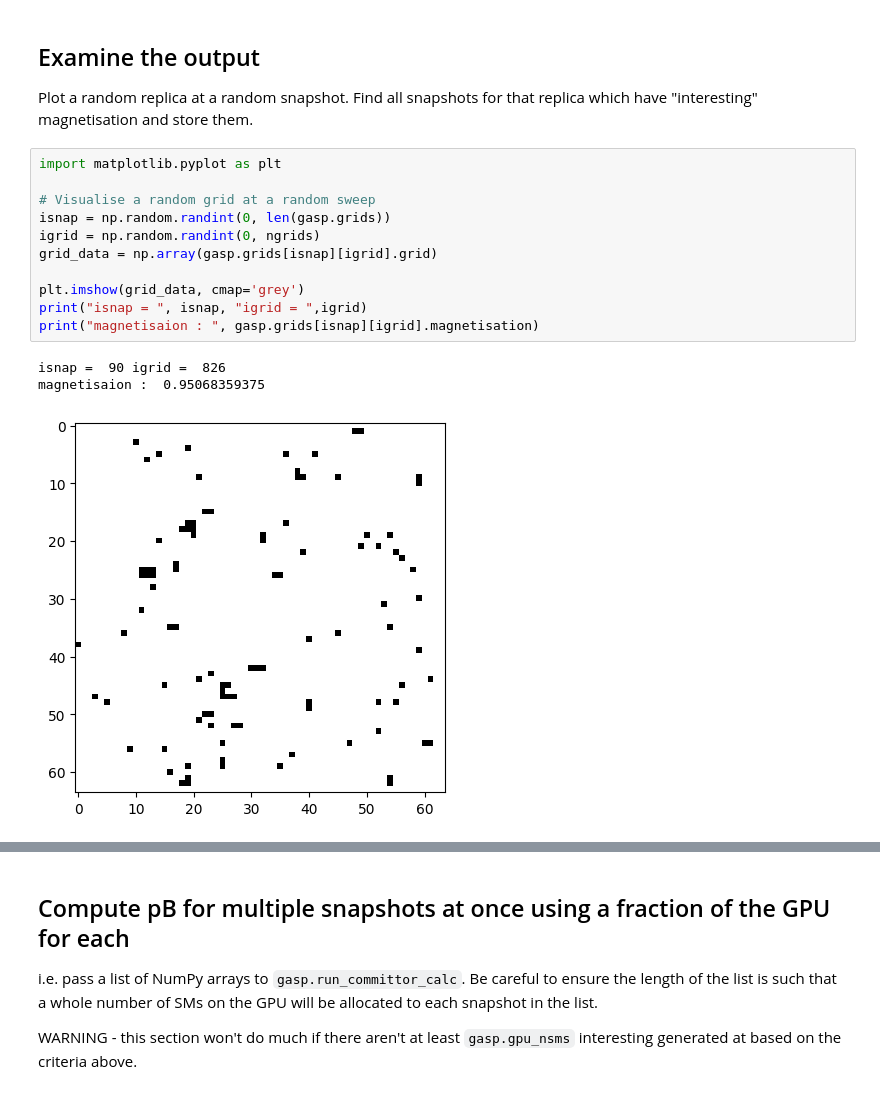
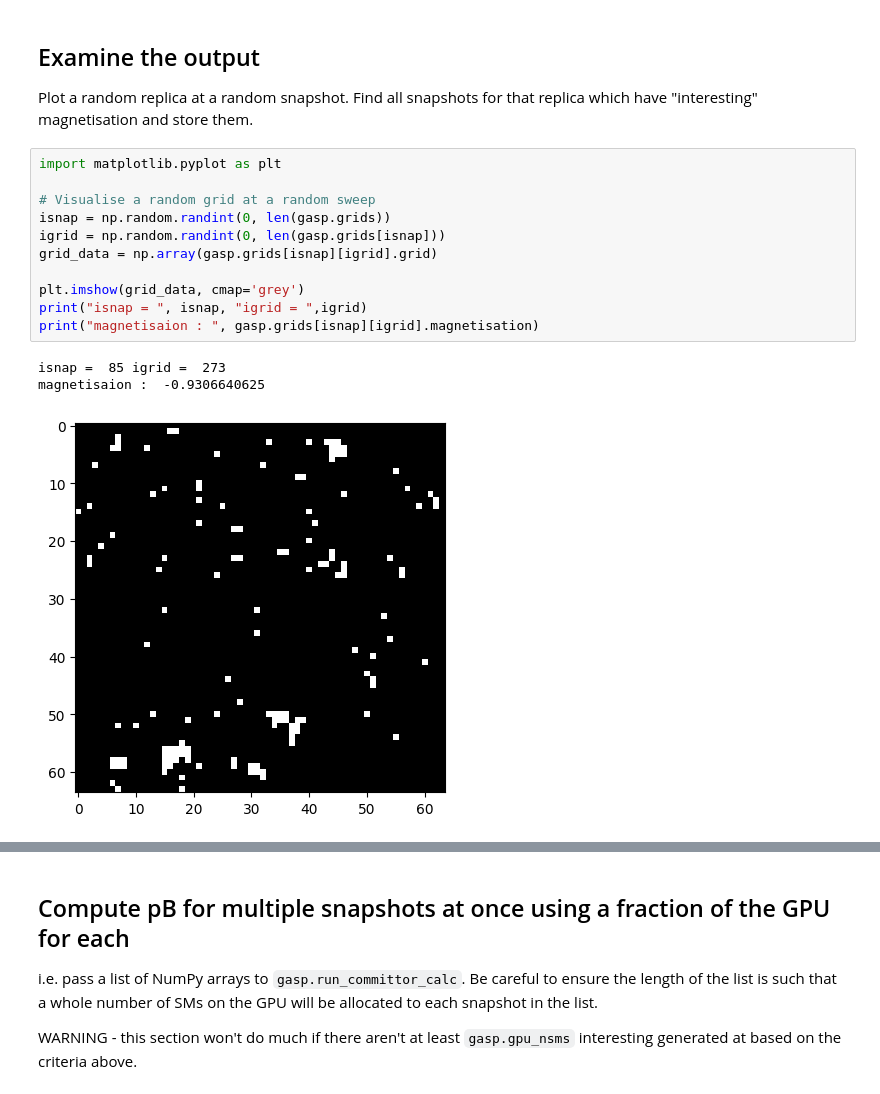
Before and after one commit to dquigley533/GPU_2DIsing, a Jupyter notebook: Jupyter/GASP_Tests.ipynb, the cells around one changed output, grey strips where cells are left out. Saved outputs shown, nothing was run; the diff lists cells and outputs as text.

```diff
--- a/Jupyter/GASP_Tests.ipynb
+++ b/Jupyter/GASP_Tests.ipynb
@@ -74,16 +80,16 @@ Plot a random replica at a random snapshot. Find all snapshots for that replica
 # %%
 import matplotlib.pyplot as plt
 
 # Visualise a random grid at a random sweep
 isnap = np.random.randint(0, len(gasp.grids))
-igrid = np.random.randint(0, ngrids)
+igrid = np.random.randint(0, len(gasp.grids[isnap]))
 grid_data = np.array(gasp.grids[isnap][igrid].grid)
 
 plt.imshow(grid_data, cmap='grey')
 print("isnap = ", isnap, "igrid = ",igrid)
 print("magnetisaion : ", gasp.grids[isnap][igrid].magnetisation)
 # %% [output]
-isnap =  90 igrid =  826
-magnetisaion :  0.95068359375
+isnap =  85 igrid =  273
+magnetisaion :  -0.9306640625
-[figure, old version]
+[figure, new version]
 # %%
```
Also changed, not shown: parts of 25 cells of this notebook, 2 other files.
